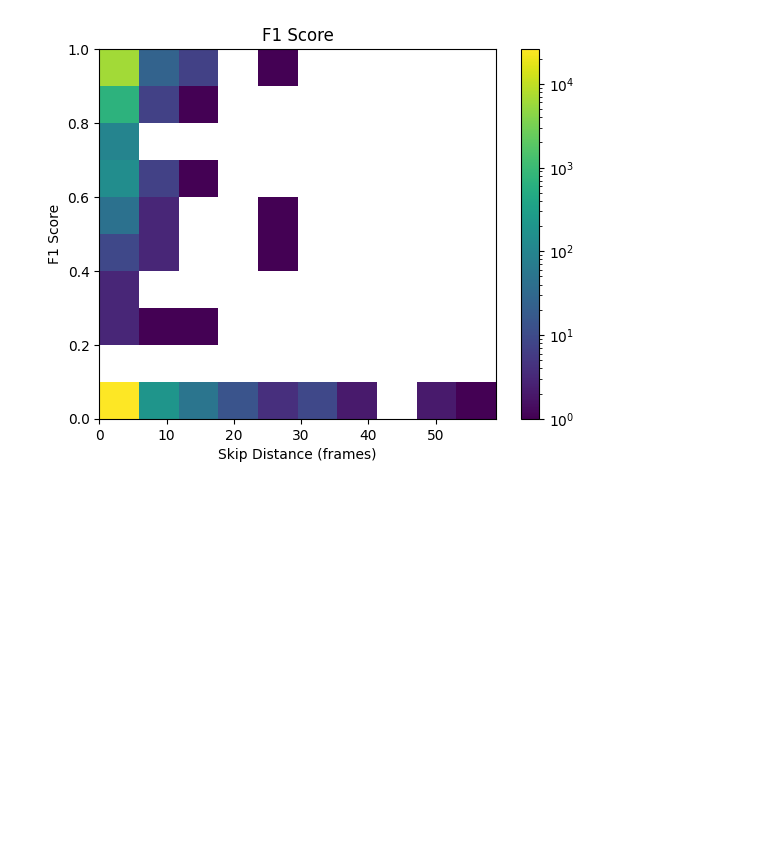
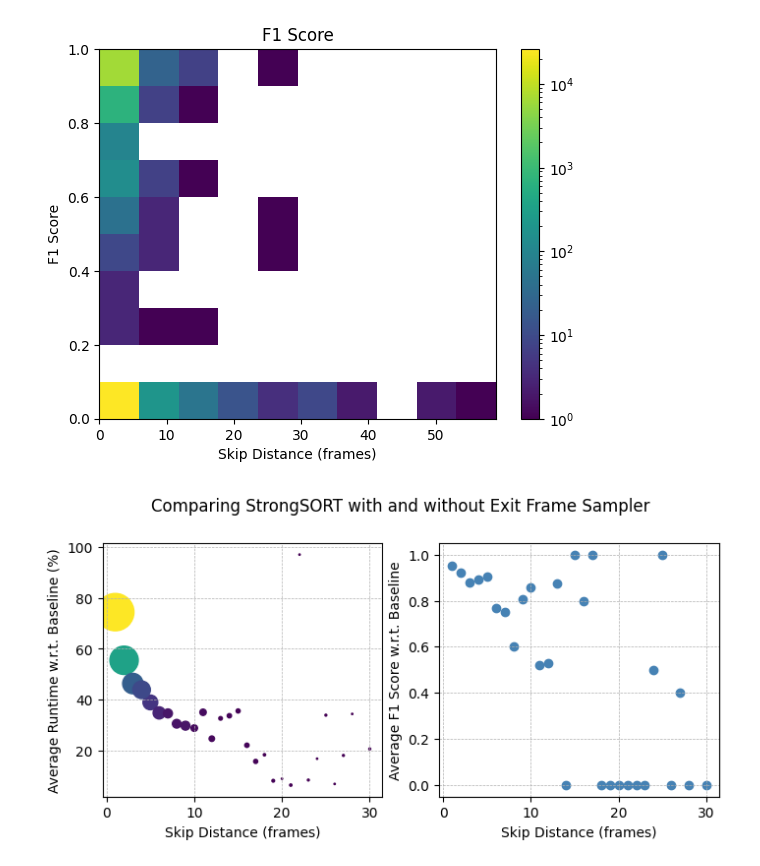
Before and after one commit to apperception-db/spatialyze, a Jupyter notebook: outputs/run/exit_frame_analysis.ipynb, the cells around one changed output. Cells and saved outputs as stored; diff of their text form; code cells hidden in the pictures; blank space fills up the shorter version.

```diff
--- a/outputs/run/exit_frame_analysis.ipynb
+++ b/outputs/run/exit_frame_analysis.ipynb
@@ -276,3 +358,56 @@ ax.set_ylabel('F1 Score')
 plt.show()
 # %% [output]
 [figure]
+# %%
+def plot_runtime(ax):
+    # Assuming skip_map is the dictionary you have after running the above code
+    # Prepare the data for plotting
+    x_values = []
+    y_values = []
+    c_values = []
+    for x, s in skip_map.items():
+        if x == 0 or x > 30:
+            continue
+        data_points = []
+        for t, d in zip(s['total_strongsort_time'], s['de_strongsort_time']):
+            data_points.append(d / t)
+        x_values.append(x)
+        y_values.append(100 * np.average(data_points))
+        c_values.append(len(data_points))
+
+    ax.scatter(x_values, y_values, s=c_values, c=c_values)
+
+    # Add labels
+    ax.set_xlabel('Skip Distance (frames)')
+    ax.set_ylabel('Average Runtime w.r.t. Baseline (%)')
+
+    # Show grid lines for better readability
+    ax.grid(True, which='both', linestyle='--', linewidth=0.5)
+
+
+def plot_f1(ax):
+    x_values = sorted(sk for sk in skip_map.keys() if sk <= 30)[1:]  # Sorting the keys to ensure the plot is ordered
+    y_values = [skip_map[k]['_f1'] for k in x_values]
+
+    # Plotting the data
+    ax.scatter(x_values, y_values, color='steelblue')  # Create a bar plot
+
+    # Add titles and labels
+    ax.set_xlabel('Skip Distance (frames)')
+    ax.set_ylabel('Average F1 Score w.r.t. Baseline')
+
+    # Show grid lines for better readability
+    ax.grid(True, which='both', linestyle='--', linewidth=0.5)
+
+
+fig, (ax1, ax2) = plt.subplots(1, 2, figsize=(7, 3.5))
+fig.suptitle('Comparing StrongSORT with and without Exit Frame Sampler')
+fig.tight_layout()
+
+plot_runtime(ax1)
+plot_f1(ax2)
+
+# Display the plot
+plt.show()
+# %% [output]
+[figure, added]
```
Also changed, not shown: parts of 8 cells of this notebook, 2 other files.
